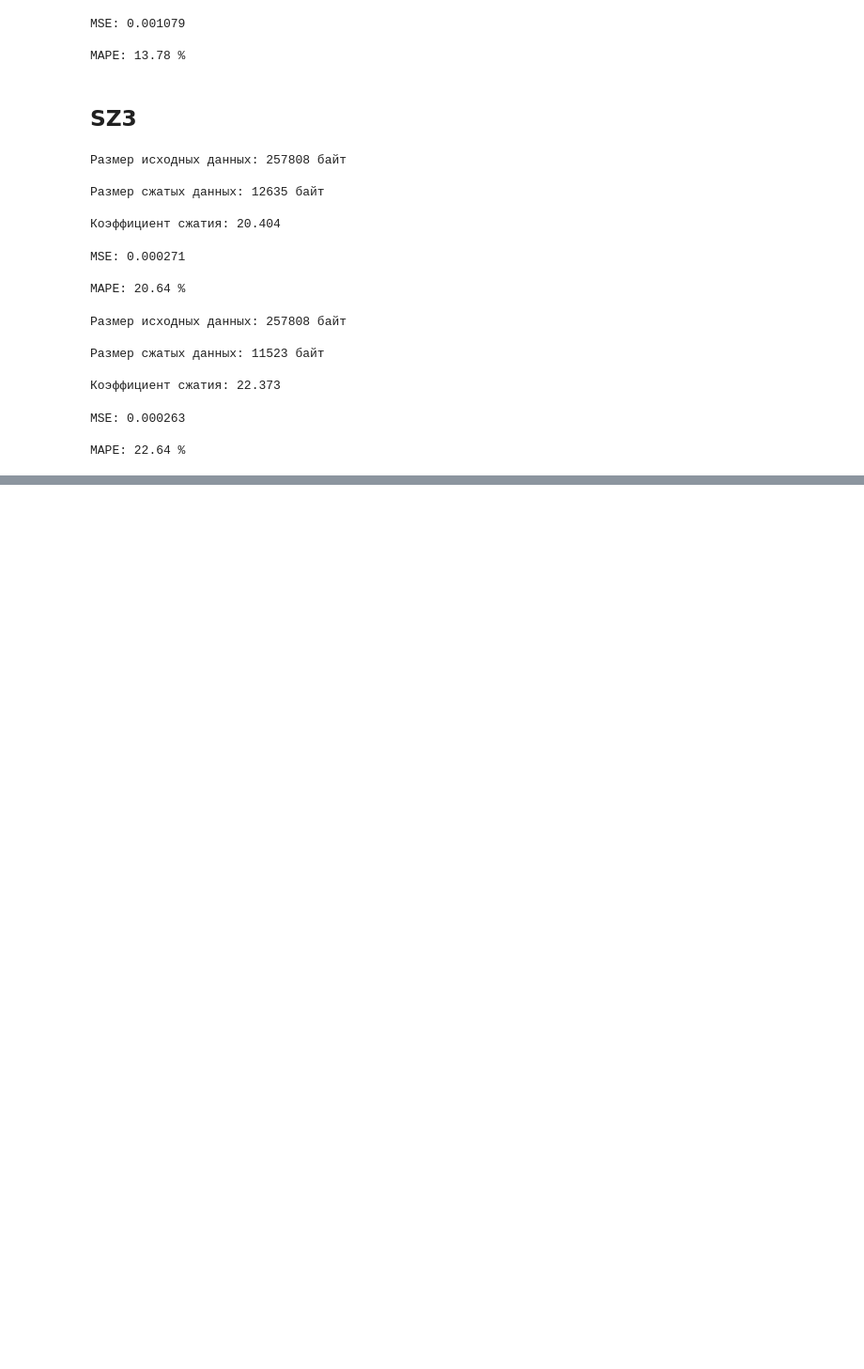
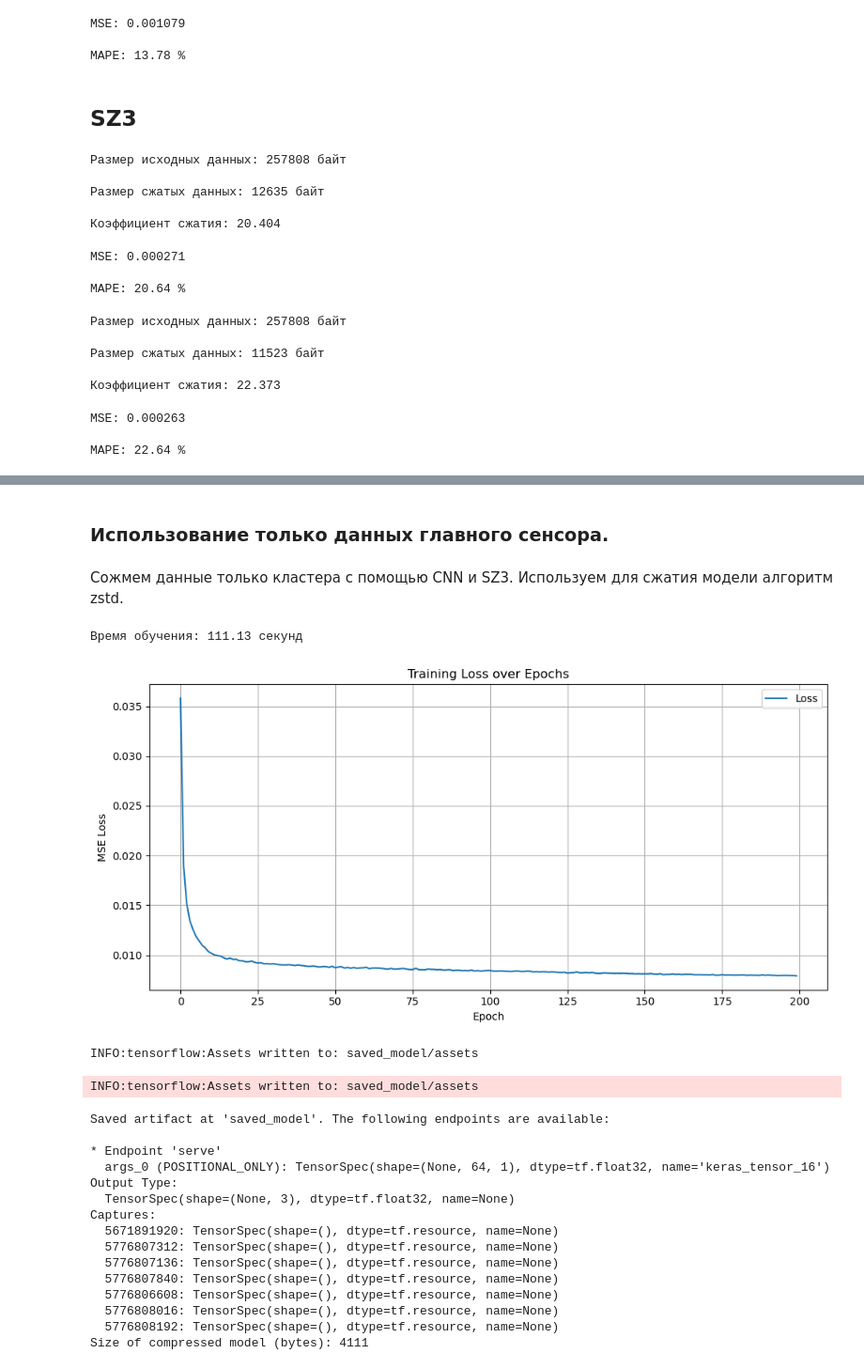
Before and after one commit to Romankkl03/compress_time_series, a Jupyter notebook: experiments.ipynb, the cells around one changed output, grey strips where cells are left out. Shown: that part at 94% size. Cells and saved outputs as stored; diff of their text form; code cells hidden in the pictures; blank space fills up the shorter version.

```diff
--- a/experiments.ipynb
+++ b/experiments.ipynb
@@ -434,0 +489,30 @@ W0000 00:00:1744840034.253572 13300483 tf_tfl_flatbuffer_helpers.cc:393] Ignored
+# %% [markdown]
+### Использование только данных главного сенсора.
+# %% [markdown]
+Сожмем данные только кластера с помощью CNN и SZ3. Используем для сжатия модели алгоритм zstd.
+# %%
+cluster_enc = {}
+cluster_sensors = ['sensor_0', 'sensor_3', 'sensor_4', 'sensor_5'] #выделяем коррелирующие сенсоры
+cluster_enc[tuple(cluster_sensors)] = compress_cnn_cluster(df_wind[cluster_sensors], use_dwt=False,
+                                                           window_size=64, num_epochs=200, plot_flag=True,
+                                                           model_compress="zstd")
+# %% [output]
+Время обучения: 111.13 секунд
+[figure, added]
+INFO:tensorflow:Assets written to: saved_model/assets
+INFO:tensorflow:Assets written to: saved_model/assets
+Saved artifact at 'saved_model'. The following endpoints are available:
+
+* Endpoint 'serve'
+  args_0 (POSITIONAL_ONLY): TensorSpec(shape=(None, 64, 1), dtype=tf.float32, name='keras_tensor_16')
+Output Type:
+  TensorSpec(shape=(None, 3), dtype=tf.float32, name=None)
+Captures:
+  5671891920: TensorSpec(shape=(), dtype=tf.resource, name=None)
+  5776807312: TensorSpec(shape=(), dtype=tf.resource, name=None)
+  5776807136: TensorSpec(shape=(), dtype=tf.resource, name=None)
+  5776807840: TensorSpec(shape=(), dtype=tf.resource, name=None)
+  5776806608: TensorSpec(shape=(), dtype=tf.resource, name=None)
+  5776808016: TensorSpec(shape=(), dtype=tf.resource, name=None)
+  5776808192: TensorSpec(shape=(), dtype=tf.resource, name=None)
+Size of compressed model (bytes): 4111
```
Also changed, not shown: parts of 41 cells of this notebook, 2 other files.
